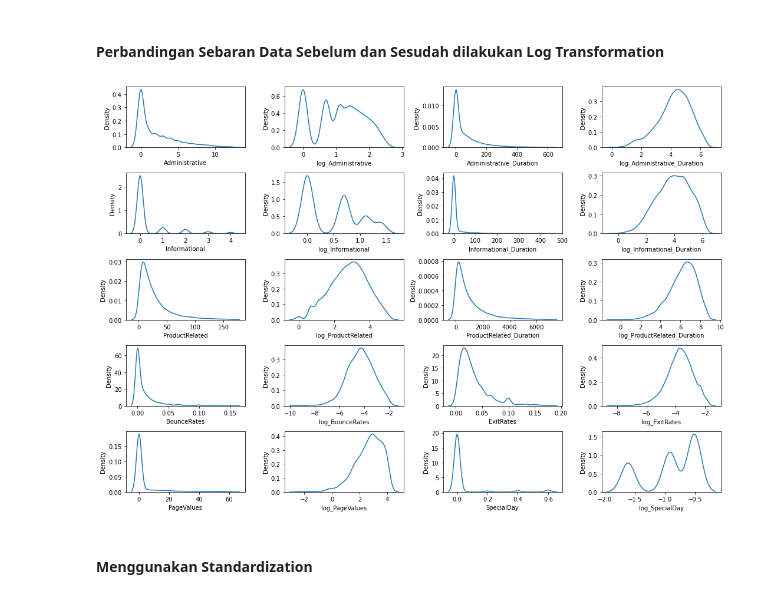
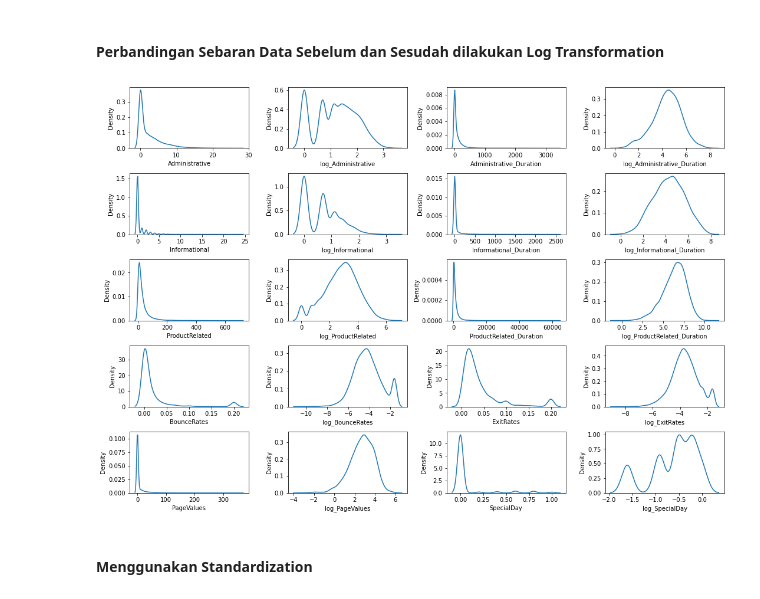
Before and after one commit to rahmars18/FinalProject, a Jupyter notebook: Pre_Processing.ipynb, the cells around one changed output. Cells and saved outputs as stored; diff of their text form; code cells hidden in the pictures.

```diff
--- a/Pre_Processing.ipynb
+++ b/Pre_Processing.ipynb
@@ -262,7 +240,7 @@ for i in range(0, len(nums)): # untuk setiap kolom numerik
 from sklearn.preprocessing import RobustScaler
 scaler = RobustScaler()
 # %%
-df_ol_shop_robust_scaler = df_ol_shop_zscore.copy()
+df_ol_shop_robust_scaler = df_ol_shop_2.copy()
 
 df_ol_shop_robust_scaler.sample(5)
 # %% [output]
@@ -294,7 +272,7 @@ df_ol_shop_robust_scaler.sample(5)
 fig = plt.figure(figsize=(15, 20))
 for i in range(0, len(nums)): # untuk setiap kolom numerik
     ax = fig.add_subplot(10, 4, (2*i)+1) # kita set posisi plotnya di layout
-    sns.kdeplot(data=df_ol_shop_zscore, x=nums[i]) #
+    sns.kdeplot(data=df_ol_shop_2, x=nums[i]) #
     ax = fig.add_subplot(10, 4, (2*i)+2) # kita set posisi plotnya di layout
     sns.kdeplot(data=df_ol_shop_robust_scaler, x=nums_robust[i])
 
@@ -304,8 +282,8 @@ for i in range(0, len(nums)): # untuk setiap kolom numerik
 # %% [markdown]
 ##### Menggunakan Log Transformation
 # %%
-df_ol_shop_2_log_transformation = df_ol_shop_zscore.copy()
+df_ol_shop_log_transformation = df_ol_shop_2.copy()
 
-df_ol_shop_2_log_transformation.sample(5)
+df_ol_shop_log_transformation.sample(5)
 # %% [output]
 |  | Administrative | Administrative_Duration | Informational | Informational_Duration | ProductRelated | ... |
@@ -320,10 +298,12 @@ for col in nums:
     log_name_colum = 'log_' + col
     nums_log.append(log_name_colum)
     # print(log_name_colum)
-    df_ol_shop_2_log_transformation[log_name_colum] = np.log(df_ol_shop_2_log_transformation[col])
-    df_ol_shop_2_log_transformation = df_ol_shop_2_log_transformation.drop(columns=col)
+    # np.log(df.mask(df <=0)).fillna(0)
+    df_ol_shop_log_transformation[log_name_colum] = np.log(df_ol_shop_log_transformation[col])
+    # df_ol_shop_log_transformation[log_name_colum] = np.log(df_ol_shop_log_transformation[col].mask(df_ol_shop_log_transformation[col] <= 0)).fillna(0)
+    df_ol_shop_log_transformation = df_ol_shop_log_transformation.drop(columns=col)
 
 # print(nums_log)
-df_ol_shop_2_log_transformation.sample(5)
+df_ol_shop_log_transformation.sample(5)
 # %% [output]
 |  | Month | OperatingSystems | Browser | Region | TrafficType | VisitorType | Weekend | Revenue | ... |
@@ -337,14 +317,14 @@ df_ol_shop_2_log_transformation.sample(5)
 # %%
 fig = plt.figure(figsize=(15, 20))
 for i in range(0, len(nums)): # untuk setiap kolom numerik
     ax = fig.add_subplot(10, 4, (2*i)+1) # kita set posisi plotnya di layout
-    sns.kdeplot(data=df_ol_shop_zscore, x=nums[i]) #
+    sns.kdeplot(data=df_ol_shop_2, x=nums[i]) #
     ax = fig.add_subplot(10, 4, (2*i)+2) # kita set posisi plotnya di layout
-    sns.kdeplot(data=df_ol_shop_2_log_transformation, x=nums_log[i])
+    sns.kdeplot(data=df_ol_shop_log_transformation, x=nums_log[i])
 
     plt.tight_layout()
 # %% [output]
-[figure, old version]
+[figure, new version]
 # %% [markdown]
 #### Menggunakan Standardization
 # %%
```
Also changed, not shown: parts of 28 cells of this notebook.
